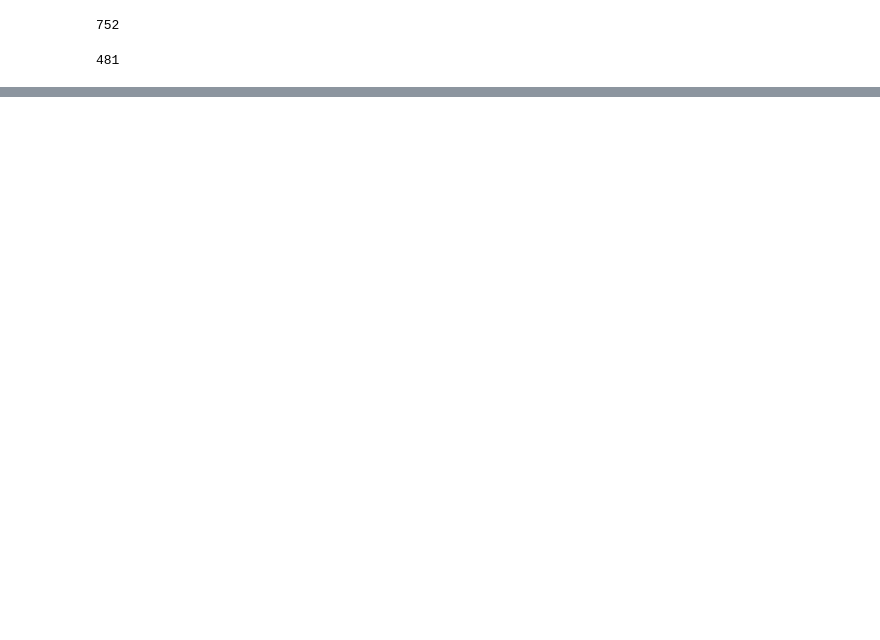
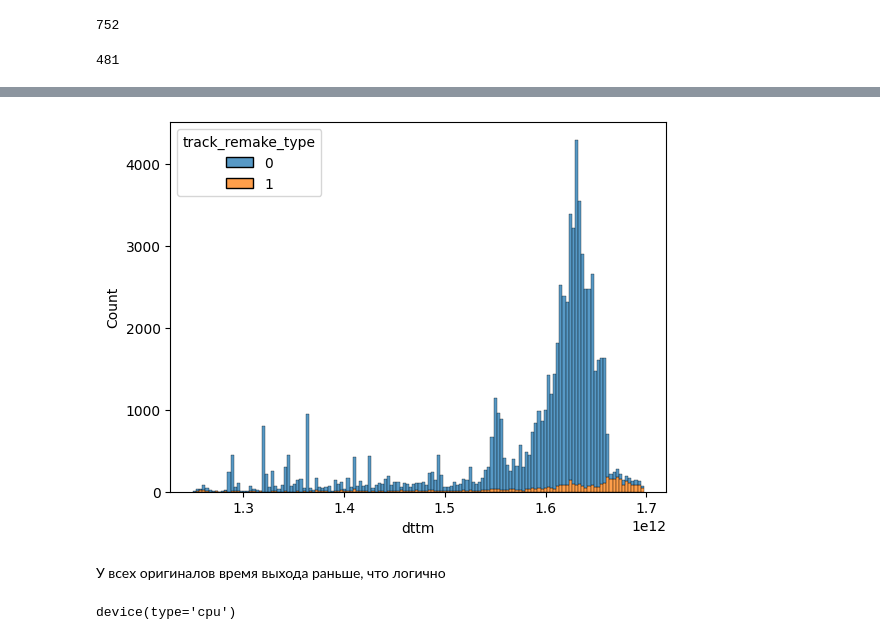
Before and after one commit to Learningsome/hackaton-yandex-music, a Jupyter notebook: nikiforova_ksenia/hackathon.ipynb, the cells around one changed output, grey strips where cells are left out. Saved outputs shown, nothing was run; the diff lists cells and outputs as text; code cells hidden in the pictures; blank space fills up the shorter version.

```diff
--- a/nikiforova_ksenia/hackathon.ipynb
+++ b/nikiforova_ksenia/hackathon.ipynb
@@ -329,0 +202,11 @@ data.drop(['track_id', 'language'], axis=1)
+# %%
+sns.histplot(data, x = 'dttm', hue = 'track_remake_type', multiple = 'stack');
+# %% [output]
+[figure, added]
+# %% [markdown]
+У всех оригиналов время выхода раньше, что логично
+# %%
+device = torch.device("cuda:0") if torch.cuda.is_available() else torch.device("cpu")
+device
+# %% [output]
+device(type='cpu')
```
Also changed, not shown: parts of 54 cells of this notebook.
